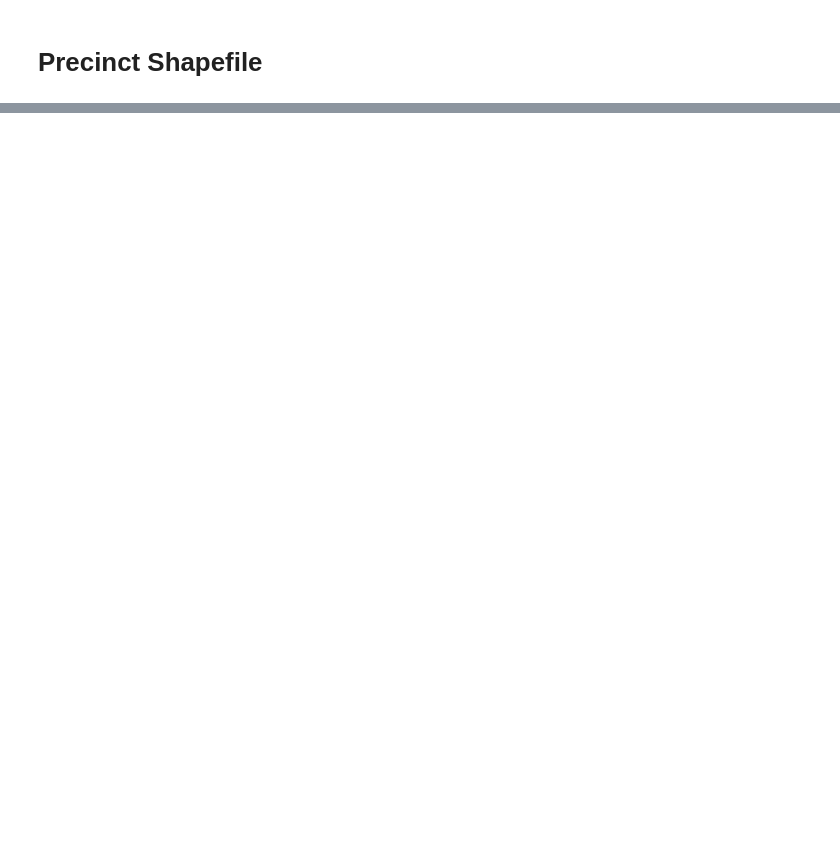
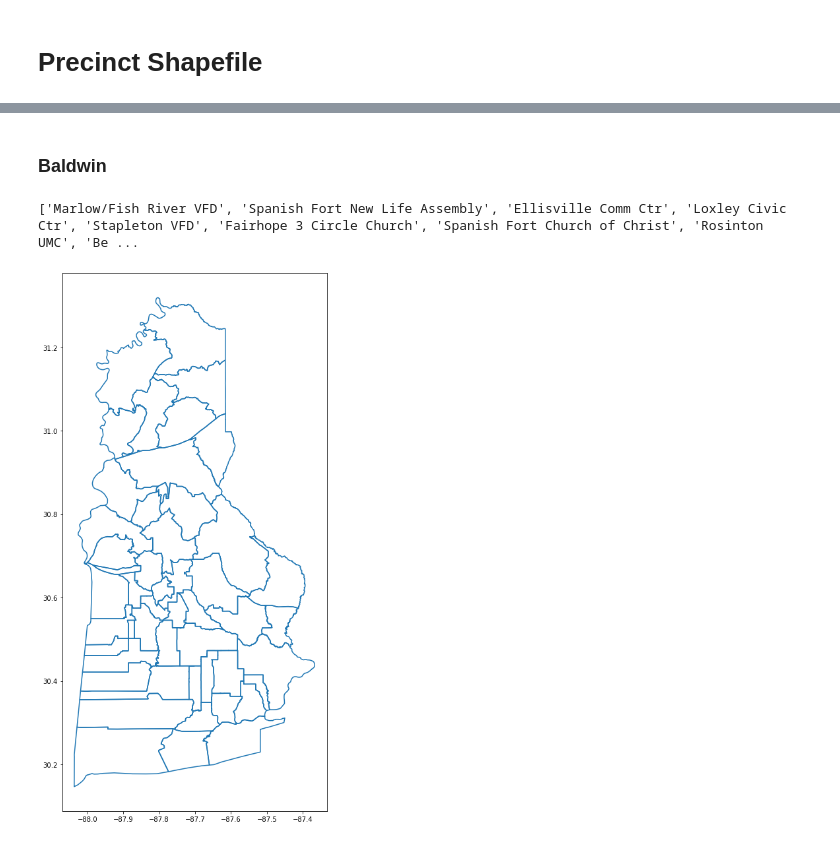
Before and after one commit to nonpartisan-redistricting-datahub/pdv-al, a Jupyter notebook: vest-al-2017/vest-al-2017-validation.ipynb, the cells around one changed output, grey strips where cells are left out. Cells and saved outputs as stored; diff of their text form; code cells hidden in the pictures; blank space fills up the shorter version.

```diff
--- a/vest-al-2017/vest-al-2017-validation.ipynb
+++ b/vest-al-2017/vest-al-2017-validation.ipynb
@@ -294,0 +666,8 @@ See the README for the list of PDF maps that are available and the few contacts
+# %% [markdown]
+### Baldwin
+# %%
+vest_al_17[vest_al_17["COUNTYFP20"]=="003"].boundary.plot(figsize=(15,15))
+print(list(vest_al_17[vest_al_17["COUNTYFP20"]=="003"]["NAME20"]))
+# %% [output]
+['Marlow/Fish River VFD', 'Spanish Fort New Life Assembly', 'Ellisville Comm Ctr', 'Loxley Civic Ctr', 'Stapleton VFD', 'Fairhope 3 Circle Church', 'Spanish Fort Church of Christ', 'Rosinton UMC', 'Be ...
+[figure, added]
```
Also changed, not shown: parts of 73 cells of this notebook, 3 other files.
